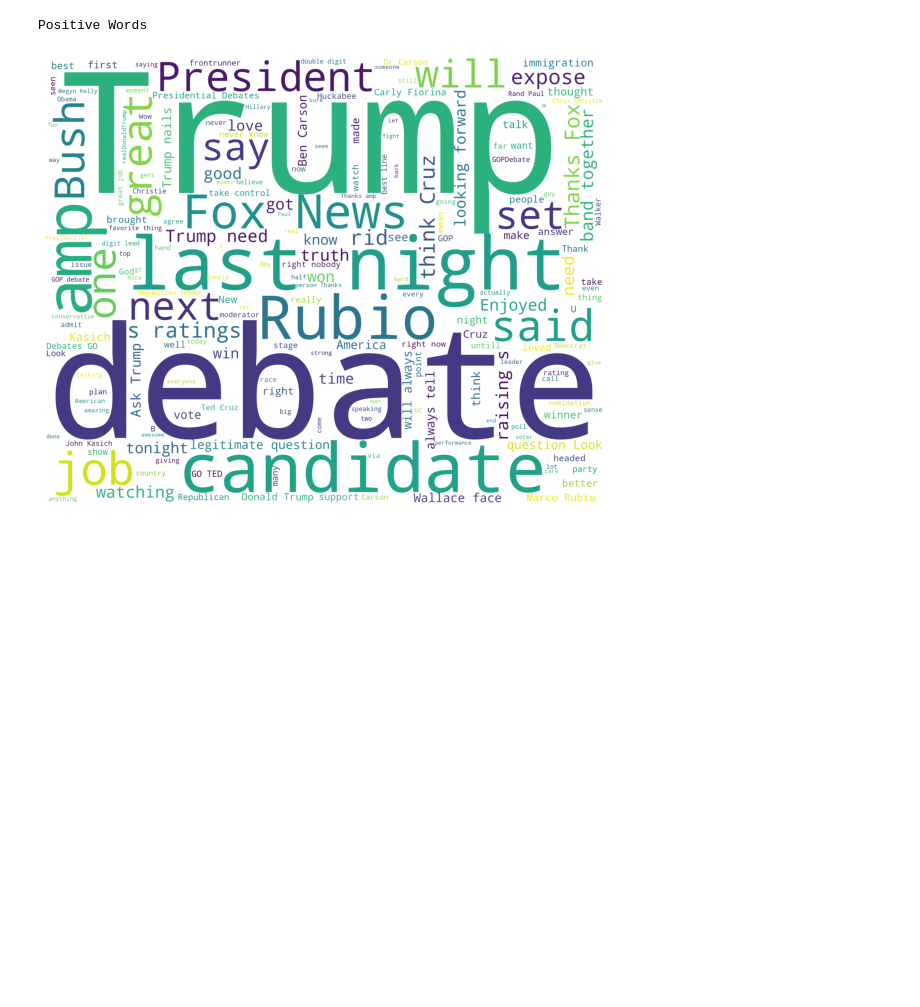
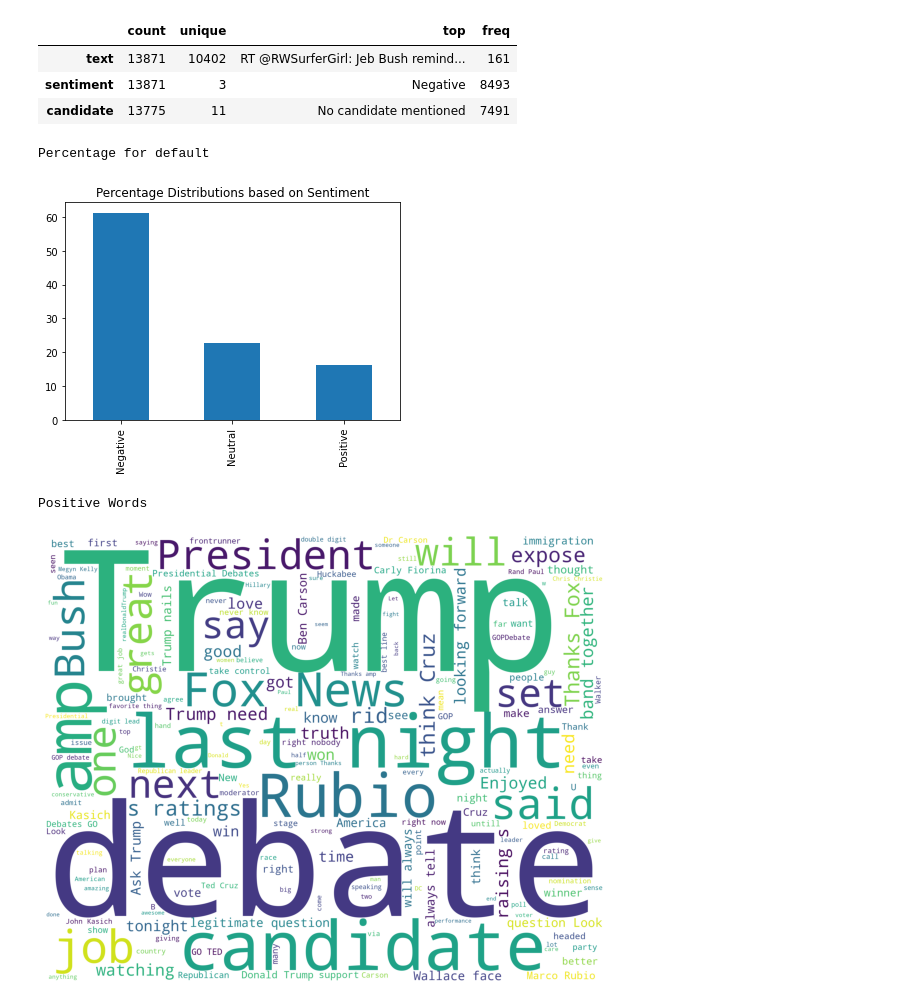
Before and after one commit to developersview/TwitterSentimentAnalysis, a Jupyter notebook: nlptwitter.ipynb, the cells around one changed output. Saved outputs shown, nothing was run; the diff lists cells and outputs as text; code cells hidden in the pictures; blank space fills up the shorter version.

```diff
--- a/nlptwitter.ipynb
+++ b/nlptwitter.ipynb
@@ -11,4 +12,6 @@ from nltk.classify import SklearnClassifier
 # %%
 data=pd.read_csv("Sentiment.csv")
+#keeping only text and sentiment columns
+data = data[['text','sentiment','candidate']]
 data.shape
 # %% [output]
@@ -46,3 +18,0 @@ memory usage: 2.2+ MB
-# %%
-#keeping only text and sentiment columns
-data = data[['text','sentiment']]
@@ -49,3 +41,19 @@ data = data[['text','sentiment']]
+# %%
+data.describe().transpose()
+# %% [output]
+|  | count | unique | top | freq |
+| text | 13871 | 10402 | RT @RWSurferGirl: Jeb Bush remind... | 161 |
+| sentiment | 13871 | 3 | Negative | 8493 |
+| candidate | 13775 | 11 | No candidate mentioned | 7491 |
+# %%
+%matplotlib inline
+print("Percentage for default")
+round(data.sentiment.value_counts(normalize=True)*100,2).plot(kind='bar')
+plt.title("Percentage Distributions based on Sentiment")
+plt.show()
+# %% [output]
+Percentage for default
+[figure, added]
 # %%
 #splitting data into train and test set. Test set is 10% of orginal data
 train, test = train_test_split(data, test_size=0.1)
```
Also changed, not shown: parts of 6 cells of this notebook, 1 other file.
